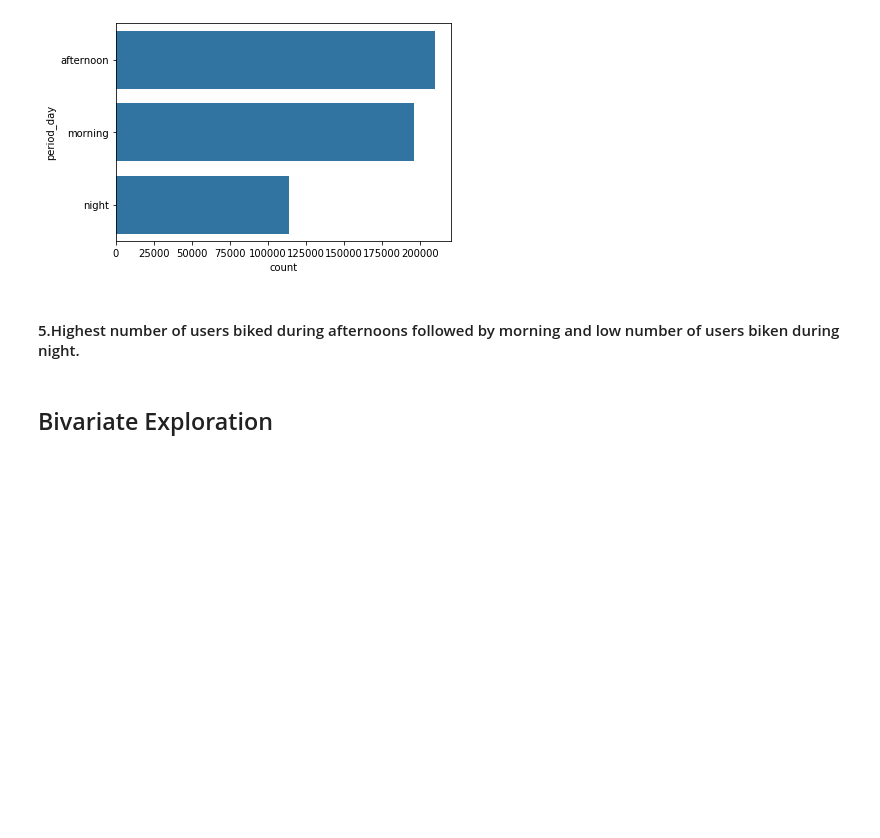
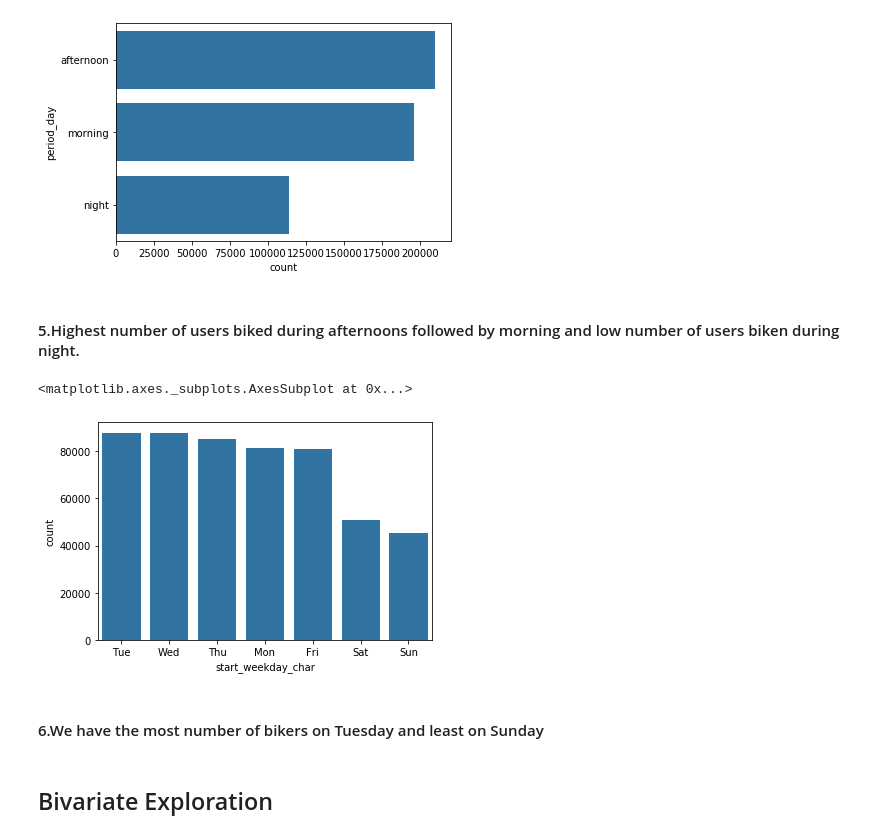
Before and after one commit to Siddharth1698/Ford-GoBike-Data-Visualization, a Jupyter notebook: exploration.ipynb, the cells around one changed output. Cells and saved outputs as stored; diff of their text form; code cells hidden in the pictures; blank space fills up the shorter version.

```diff
--- a/exploration.ipynb
+++ b/exploration.ipynb
@@ -289,6 +289,15 @@ sb.countplot(data = df, y = 'period_day', color = base_color, order = order)
 [figure]
 # %% [markdown]
 #### 5.Highest number of users biked during afternoons followed by morning and low number of users biken during night.
+# %%
+base_color = sb.color_palette()[0]
+order = df['start_weekday_char'].value_counts().index
+sb.countplot(data = df, x = 'start_weekday_char', color = base_color, order = order)
+# %% [output]
+<matplotlib.axes._subplots.AxesSubplot at 0x...>
+[figure, added]
+# %% [markdown]
+#### 6.We have the most number of bikers on Tuesday and least on Sunday
 # %% [markdown]
 ## Bivariate Exploration
 # %%
```
Also changed, not shown: parts of 13 cells of this notebook.
